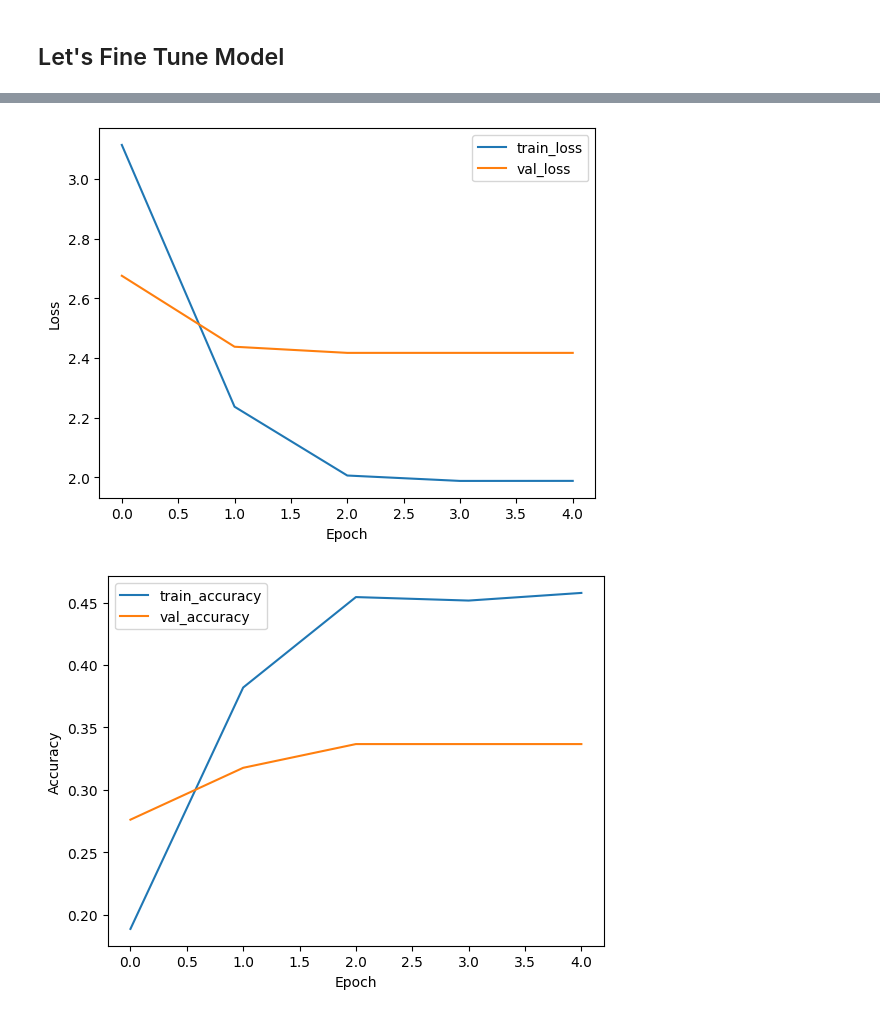
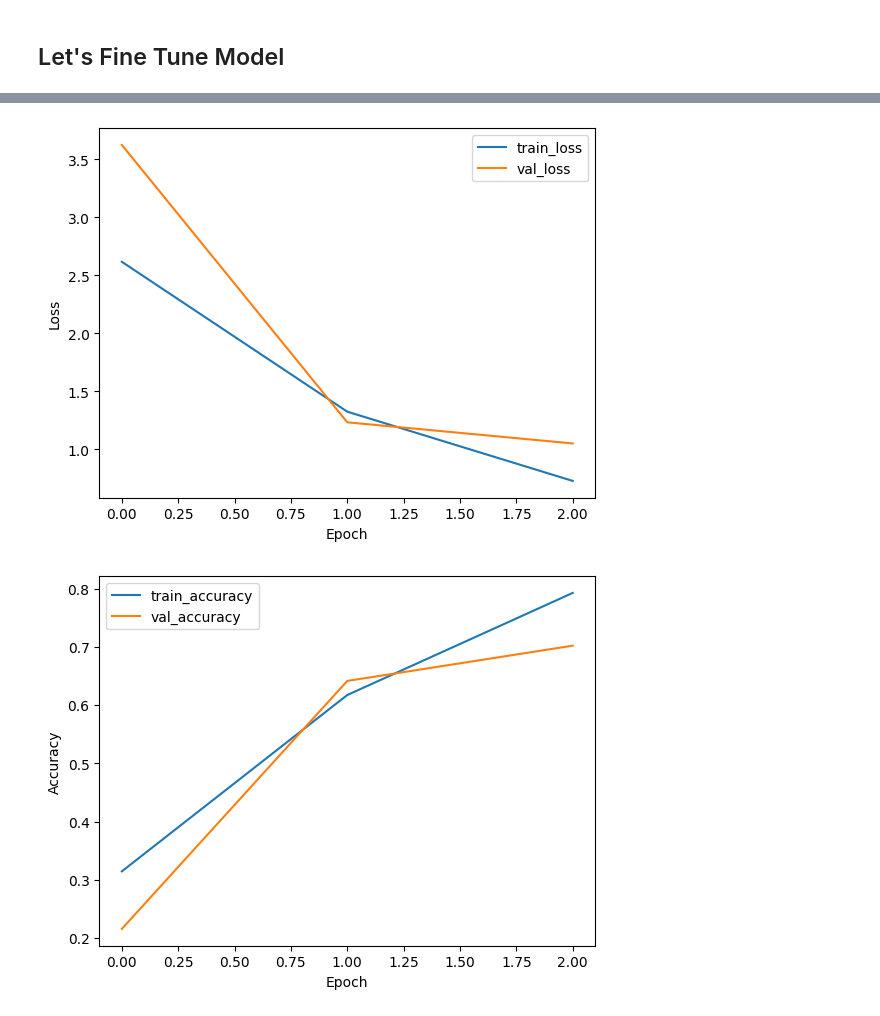
Before and after one commit to jupiterangulo/winter-computervision-final-project, a Jupyter notebook: Pre-trained and simple CNN for Jupiter (1).ipynb, the cells around one changed output, grey strips where cells are left out. Saved outputs shown, nothing was run; the diff lists cells and outputs as text; code cells hidden in the pictures.

```diff
--- a/Pre-trained and simple CNN for Jupiter (1).ipynb
+++ b/Pre-trained and simple CNN for Jupiter (1).ipynb
@@ -827,7 +784,7 @@ optimizer = optimizers.RMSprop(learning_rate=lr_schedule)
 model.compile(optimizer=optimizer, loss=loss, metrics=['accuracy'])
 # %%
 # Continue model training
-fine_tune_epoch = 1
+fine_tune_epoch = 2
 NEW_EPOCH = EPOCHS + fine_tune_epoch
 
 history_fine = model.fit(pf_train,
@@ -852,26 +811,26 @@ Epoch 6/6
 # %%
 # Plot training history
-plt.plot(history.history['loss'], label='train_loss')
-plt.plot(history.history['val_loss'], label='val_loss')
+plt.plot(history_fine.history['loss'], label='train_loss')
+plt.plot(history_fine.history['val_loss'], label='val_loss')
 plt.xlabel('Epoch')
 plt.ylabel('Loss')
 plt.legend()
 plt.show()
 
-plt.plot(history.history['accuracy'], label='train_accuracy')
-plt.plot(history.history['val_accuracy'], label='val_accuracy')
+plt.plot(history_fine.history['accuracy'], label='train_accuracy')
+plt.plot(history_fine.history['val_accuracy'], label='val_accuracy')
 plt.xlabel('Epoch')
 plt.ylabel('Accuracy')
 plt.legend()
 plt.show()
 
 
 
 # Save the model
 model.save("ResNet50_Model.keras")
 # %% [output]
-[figure, old version]
+[figure, new version]
-[figure, old version]
+[figure, new version]
 # %%
 test_loss, test_accuracy = model.evaluate(pf_test)
 print("Test Loss:", test_loss)
```
Also changed, not shown: parts of 18 cells of this notebook, 6 other files.
